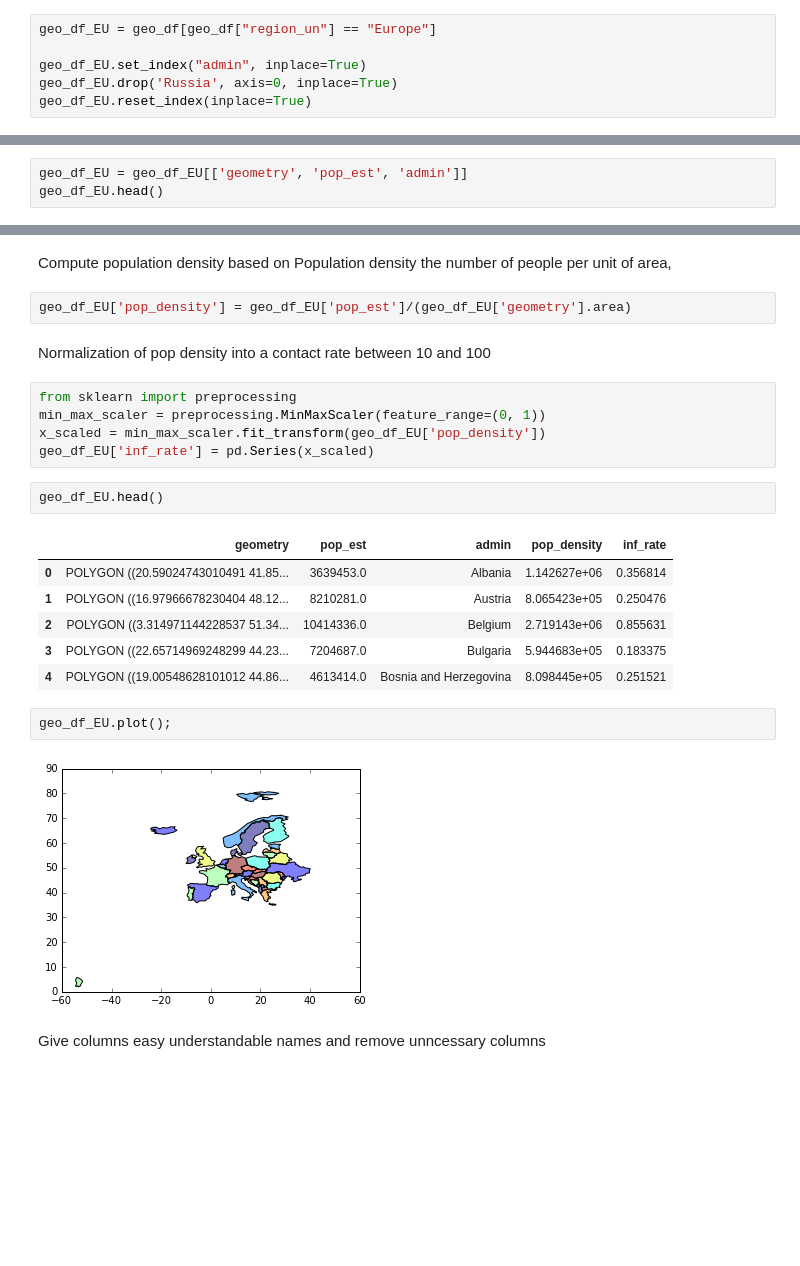
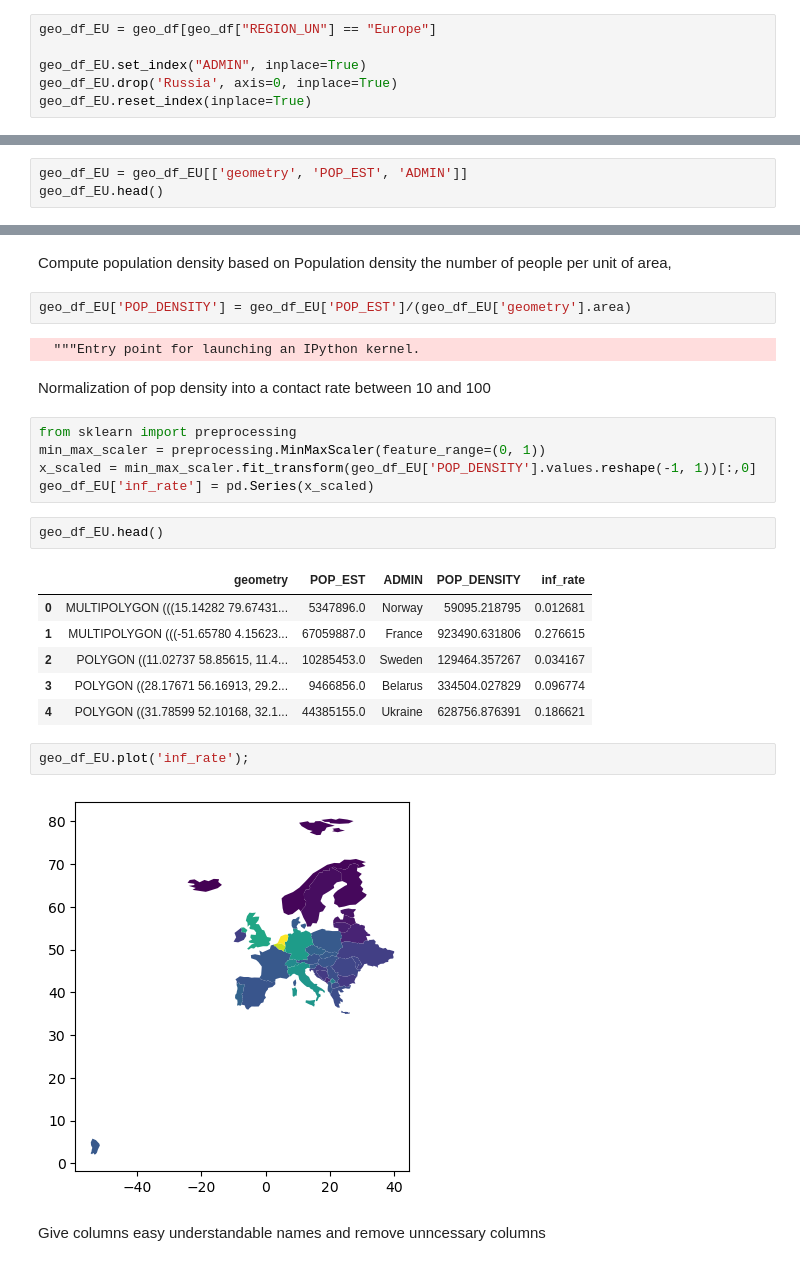
Before and after one commit to SDXorg/PySD-Cookbook, a Jupyter notebook: source/data/SD_Fever/Prepare Data.ipynb, the cells around one changed output, grey strips where cells are left out. Cells and saved outputs as stored; diff of their text form; blank space fills up the shorter version.

```diff
--- a/source/data/SD_Fever/Prepare Data.ipynb
+++ b/source/data/SD_Fever/Prepare Data.ipynb
@@ -46,9 +33,9 @@ Index([    u'abbrev', u'abbrev_len',    u'adm0_a3', u'adm0_a3_is',
 # %% [markdown]
 ##### Take only European countries and exclude Russia
 # %%
-geo_df_EU = geo_df[geo_df["region_un"] == "Europe"]
+geo_df_EU = geo_df[geo_df["REGION_UN"] == "Europe"]
 
-geo_df_EU.set_index("admin", inplace=True)
+geo_df_EU.set_index("ADMIN", inplace=True)
 geo_df_EU.drop('Russia', axis=0, inplace=True)
 geo_df_EU.reset_index(inplace=True)
 # %% [output]
@@ -58,6 +46,6 @@ See the caveats in the documentation: http://pandas.pydata.org/pandas-docs/stabl
 # %% [markdown]
 #### Retrieve relevant data
 # %%
-geo_df_EU = geo_df_EU[['geometry', 'pop_est', 'admin']]
+geo_df_EU = geo_df_EU[['geometry', 'POP_EST', 'ADMIN']]
 geo_df_EU.head()
 # %% [output]
@@ -70,27 +58,29 @@ geo_df_EU.head()
 # %% [markdown]
 Compute population density based on Population density the number of people per unit of area,
 # %%
-geo_df_EU['pop_density'] = geo_df_EU['pop_est']/(geo_df_EU['geometry'].area)
+geo_df_EU['POP_DENSITY'] = geo_df_EU['POP_EST']/(geo_df_EU['geometry'].area)
+# %% [output]
+  """Entry point for launching an IPython kernel.
 # %% [markdown]
 Normalization of pop density into a contact rate between 10 and 100
 # %%
 from sklearn import preprocessing
 min_max_scaler = preprocessing.MinMaxScaler(feature_range=(0, 1))
-x_scaled = min_max_scaler.fit_transform(geo_df_EU['pop_density'])
+x_scaled = min_max_scaler.fit_transform(geo_df_EU['POP_DENSITY'].values.reshape(-1, 1))[:,0]
 geo_df_EU['inf_rate'] = pd.Series(x_scaled)
 # %%
 geo_df_EU.head()
 # %% [output]
-|  | geometry | pop_est | admin | pop_density | inf_rate |
-| 0 | POLYGON ((20.59024743010491 41.85... | 3639453.0 | Albania | 1.142627e+06 | 0.356814 |
-| 1 | POLYGON ((16.97966678230404 48.12... | 8210281.0 | Austria | 8.065423e+05 | 0.250476 |
-| 2 | POLYGON ((3.314971144228537 51.34... | 10414336.0 | Belgium | 2.719143e+06 | 0.855631 |
-| 3 | POLYGON ((22.65714969248299 44.23... | 7204687.0 | Bulgaria | 5.944683e+05 | 0.183375 |
-| 4 | POLYGON ((19.00548628101012 44.86... | 4613414.0 | Bosnia and Herzegovina | 8.098445e+05 | 0.251521 |
+|  | geometry | POP_EST | ADMIN | POP_DENSITY | inf_rate |
+| 0 | MULTIPOLYGON (((15.14282 79.67431... | 5347896.0 | Norway | 59095.218795 | 0.012681 |
+| 1 | MULTIPOLYGON (((-51.65780 4.15623... | 67059887.0 | France | 923490.631806 | 0.276615 |
+| 2 | POLYGON ((11.02737 58.85615, 11.4... | 10285453.0 | Sweden | 129464.357267 | 0.034167 |
+| 3 | POLYGON ((28.17671 56.16913, 29.2... | 9466856.0 | Belarus | 334504.027829 | 0.096774 |
+| 4 | POLYGON ((31.78599 52.10168, 32.1... | 44385155.0 | Ukraine | 628756.876391 | 0.186621 |
 # %%
-geo_df_EU.plot();
+geo_df_EU.plot('inf_rate');
 # %% [output]
-[figure, old version]
+[figure, new version]
 # %% [markdown]
 Give columns easy understandable names and remove unncessary columns
 # %%
```
Also changed, not shown: parts of 8 cells of this notebook, 36 other files.
